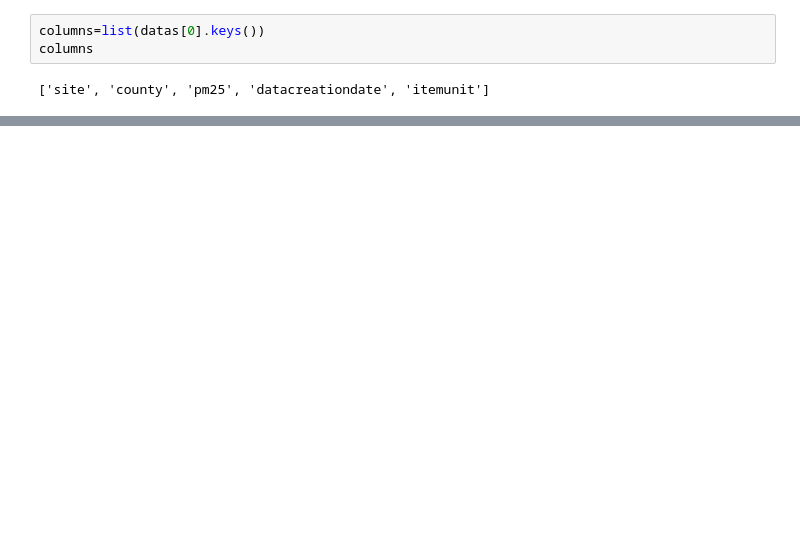
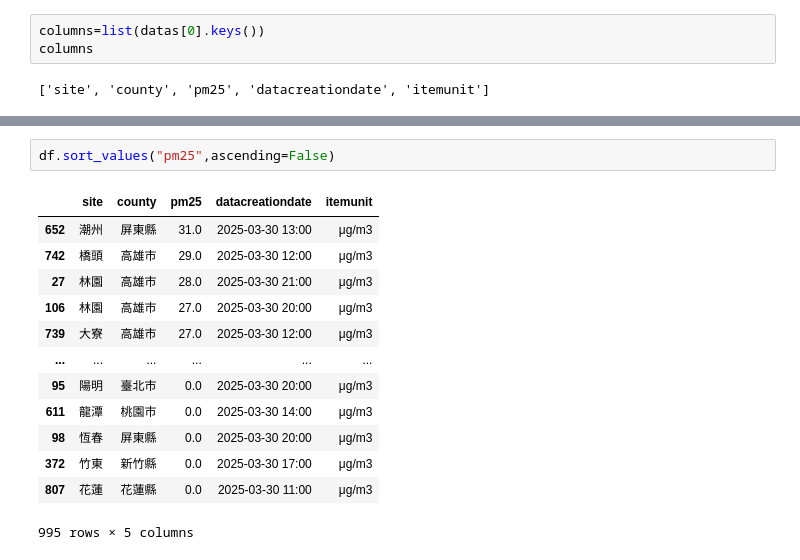
Before and after one commit to GarrisonHuang/flaskdemo, a Jupyter notebook: test.ipynb, the cells around one changed output, grey strips where cells are left out. Drawn from its saved outputs; the diff is of its cells as text; blank space fills up the shorter version.

```diff
--- a/test.ipynb
+++ b/test.ipynb
@@ -439,0 +498,16 @@ values
+# %%
+df.sort_values("pm25",ascending=False)
+# %% [output]
+|  | site | county | pm25 | datacreationdate | itemunit |
+| 652 | 潮州 | 屏東縣 | 31.0 | 2025-03-30 13:00 | μg/m3 |
+| 742 | 橋頭 | 高雄市 | 29.0 | 2025-03-30 12:00 | μg/m3 |
+| 27 | 林園 | 高雄市 | 28.0 | 2025-03-30 21:00 | μg/m3 |
+| 106 | 林園 | 高雄市 | 27.0 | 2025-03-30 20:00 | μg/m3 |
+| 739 | 大寮 | 高雄市 | 27.0 | 2025-03-30 12:00 | μg/m3 |
+| ... | ... | ... | ... | ... | ... |
+| 95 | 陽明 | 臺北市 | 0.0 | 2025-03-30 20:00 | μg/m3 |
+| 611 | 龍潭 | 桃園市 | 0.0 | 2025-03-30 14:00 | μg/m3 |
+| 98 | 恆春 | 屏東縣 | 0.0 | 2025-03-30 20:00 | μg/m3 |
+| 372 | 竹東 | 新竹縣 | 0.0 | 2025-03-30 17:00 | μg/m3 |
+| 807 | 花蓮 | 花蓮縣 | 0.0 | 2025-03-30 11:00 | μg/m3 |
+995 rows × 5 columns
```
Also changed, not shown: parts of 20 cells of this notebook, 3 other files.
